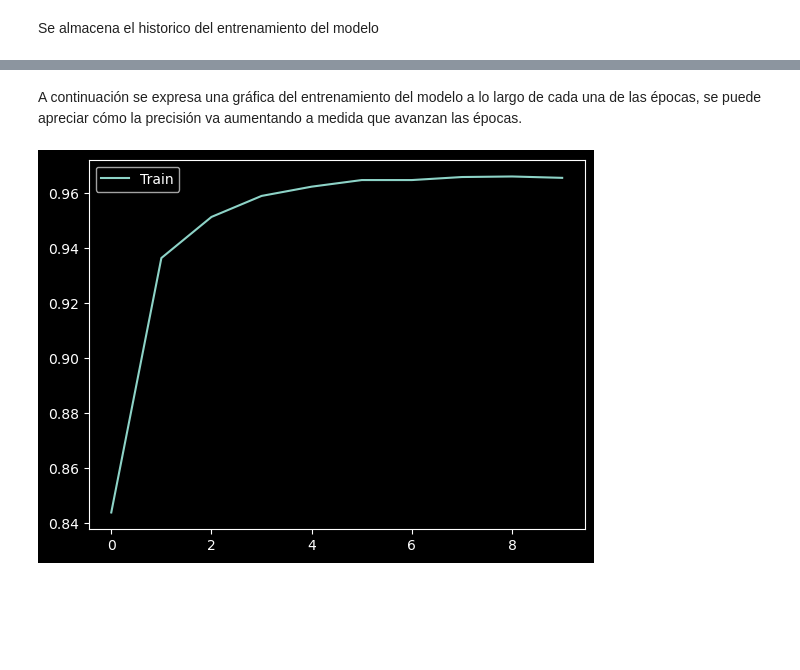
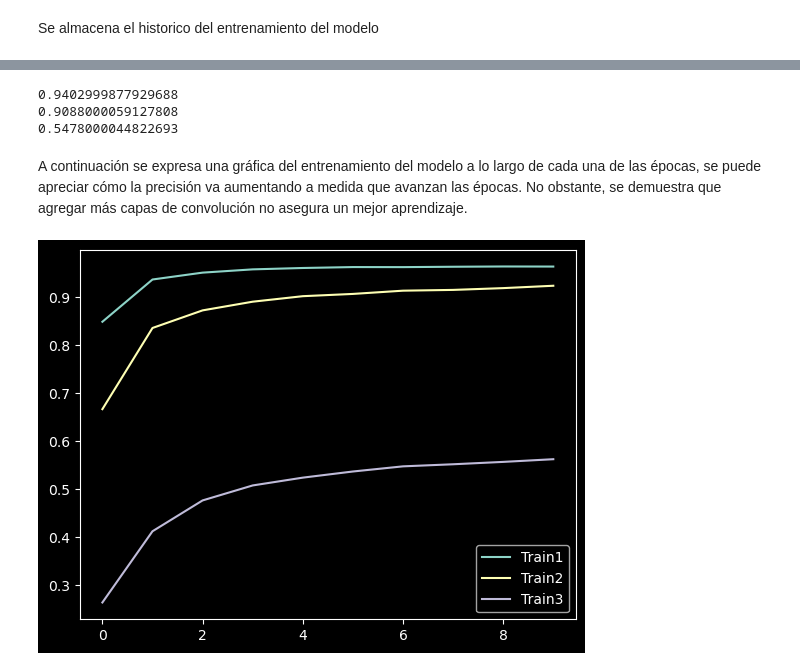
Before and after one commit to xillegas/tarea-2, a Jupyter notebook: red_conv_kminst.ipynb, the cells around one changed output, grey strips where cells are left out. Drawn from its saved outputs; the diff is of its cells as text; code cells hidden in the pictures; blank space fills up the shorter version.

Commit message:
Aumentando las capas

```diff
--- a/red_conv_kminst.ipynb
+++ b/red_conv_kminst.ipynb
@@ -94,2 +72,6 @@ _________________________________________________________________
+# %%
+model1 = kminst_model(convolution_deep=1)
+model2 = kminst_model(convolution_deep=2)
+model3 = kminst_model(convolution_deep=3)
 # %% [markdown]
 Este código a continuación configura el modelo para que utilice la función de pérdida categorical_crossentropy, el optimizador rmsprop y la métrica de precisión durante el entrenamiento.
@@ -102,2 +78,18 @@ model.compile(
+# %%
+model1.compile(
+    loss='categorical_crossentropy',
+    optimizer='rmsprop',
+    metrics=['accuracy']
+)
+model2.compile(
+    loss='categorical_crossentropy',
+    optimizer='rmsprop',
+    metrics=['accuracy']
+)
+model3.compile(
+    loss='categorical_crossentropy',
+    optimizer='rmsprop',
+    metrics=['accuracy']
+)
 # %% [markdown]
 Se almacena el historico del entrenamiento del modelo
@@ -130,0 +96,4 @@ model.evaluate(test_images, test_labels, verbose=0)
+# %%
+hist1 = model1.fit(train_images, train_labels, batch_size=64, epochs=10)
+hist2 = model2.fit(train_images, train_labels, batch_size=64, epochs=10)
+hist3 = model3.fit(train_images, train_labels, batch_size=64, epochs=10)
@@ -131,8 +118,18 @@ model.evaluate(test_images, test_labels, verbose=0)
+# %%
+print(model1.evaluate(test_images, test_labels, verbose=0)[1])
+print(model2.evaluate(test_images, test_labels, verbose=0)[1])
+print(model3.evaluate(test_images, test_labels, verbose=0)[1])
+# %% [output]
+0.9402999877929688
+0.9088000059127808
+0.5478000044822693
 # %% [markdown]
-A continuación se expresa una gráfica del entrenamiento del modelo a lo largo de cada una de las épocas, se puede apreciar cómo la precisión va aumentando a medida que avanzan las épocas.
+A continuación se expresa una gráfica del entrenamiento del modelo a lo largo de cada una de las épocas, se puede apreciar cómo la precisión va aumentando a medida que avanzan las épocas. No obstante, se demuestra que agregar más capas de convolución no asegura un mejor aprendizaje.
 # %%
-plt.plot(hist.history['accuracy'], label='Train')
+plt.plot(hist1.history['accuracy'], label='Train1')
+plt.plot(hist2.history['accuracy'], label='Train2')
+plt.plot(hist3.history['accuracy'], label='Train3')
 plt.legend()
 plt.show()
 # %% [output]
-[figure, old version]
+[figure, new version]
```
Also changed, not shown: parts of 12 cells of this notebook, 1 other file.
